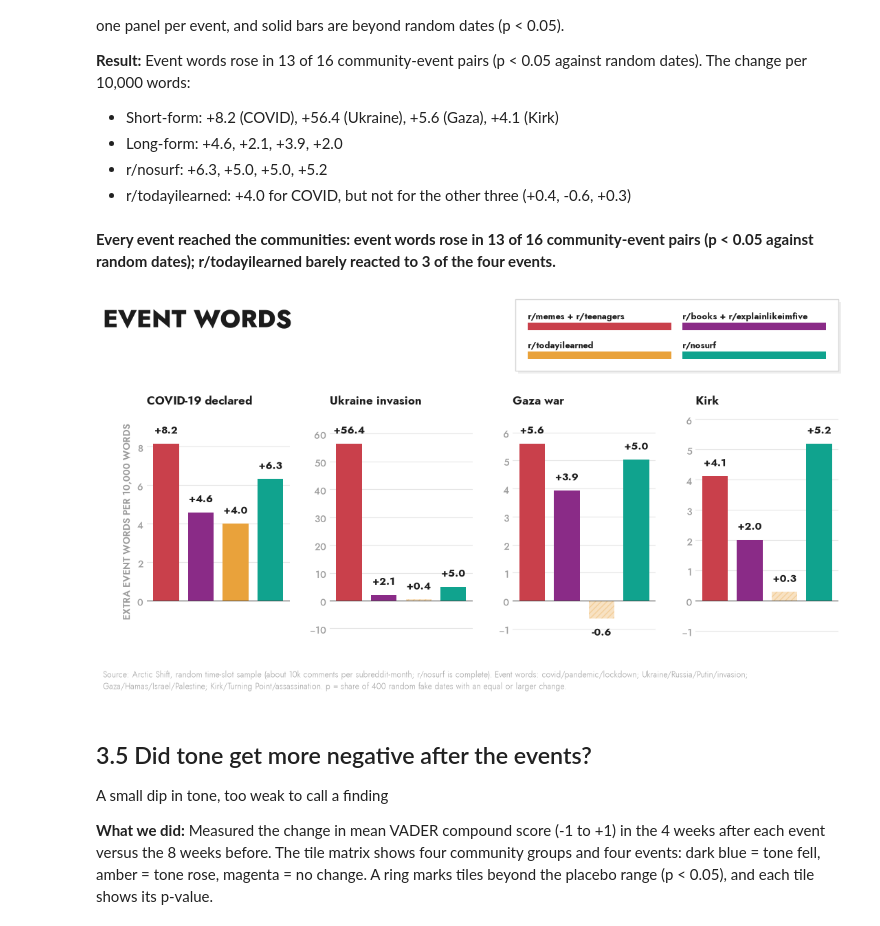
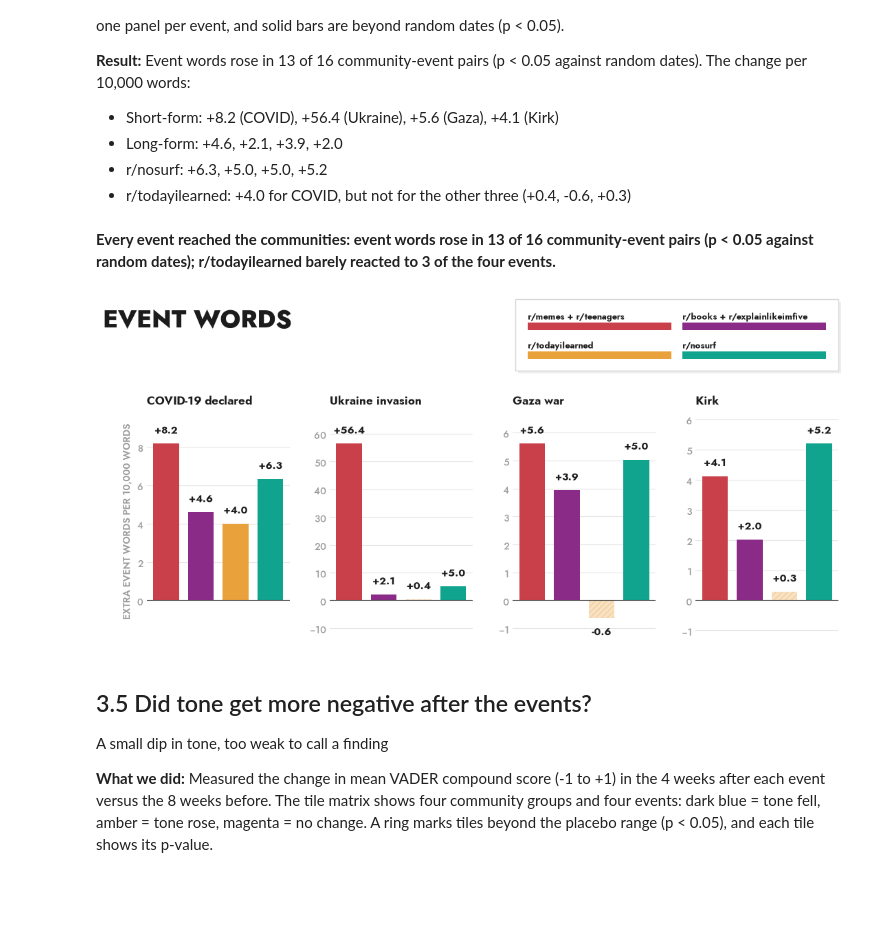
Before and after one commit to DanyloBeha/css-brainrot, a Jupyter notebook: exploratory-data-analysis/eda.ipynb, the cells around one changed output. Cells and saved outputs as stored; diff of their text form; code cells hidden in the pictures; blank space fills up the shorter version.

```diff
--- a/exploratory-data-analysis/eda.ipynb
+++ b/exploratory-data-analysis/eda.ipynb
@@ -1682,36 +1587,34 @@ def c20b():
     quiet = sum(1 for n in EV_NAMES if cells[(n, "baseline")][1] >= 0.05)
     finding = (f"Every event reached the communities: event words rose in {n_sig} of {len(cells)} community-event pairs (p < 0.05 against random dates); "
                f"r/todayilearned barely reacted to {quiet} of the four events.")
     with h4_style():
         fig, axes = plt.subplots(1, 4, figsize=(11, 5.9))
         top = _top_in(fig, h4_title(fig, "Event words"))
         for ax, n in zip(axes, EV_NAMES):
             vals = [cells[(n, g)] for g in gk]
             m = max(abs(v[0]) for v in vals) or 1
             for i, (g, (e, p)) in enumerate(zip(gk, vals)):
                 sig = p < 0.05
                 ax.bar(i, e, color=H4_GROUP[g], alpha=1 if sig else 0.3, width=0.74, hatch=None if sig else "////", ec=H4_GROUP[g], lw=0)
                 ax.text(i, e + 0.04 * m * (1 if e >= 0 else -1), f"{e:+.1f}", ha="center", va="bottom" if e >= 0 else "top", fontsize=10.5,
                         fontweight=700, color=H4_INK)
             ax.set_title(f"{EV_SHORT[n]}", fontsize=12.5, fontweight=700, pad=8)
             ax.axhline(0, color="#444", lw=0.8)
             ax.set_xticks([])
             ax.grid(axis="x", visible=False)
             ax.set_ylim(-0.2 * m, 1.2 * m)
         axes[0].set_ylabel("EXTRA EVENT WORDS PER 10,000 WORDS")
         fig.subplots_adjust(top=1 - (top + 0.95) / fig.get_figheight(), bottom=0.16, left=0.07, right=0.985, wspace=0.28)
         h4_legend(fig, [(H4_GROUP_LABEL[g], H4_GROUP[g], None) for g in gk] , ncol=2, col_w=2.25)
-        h4_foot(fig, f"{SAMPLE} Event words: covid/pandemic/lockdown; Ukraine/Russia/Putin/invasion; Gaza/Hamas/Israel/Palestine; Kirk/Turning Point/assassination. "
-                     "p = share of 400 random fake dates with an equal or larger change.")
         return h4_done(fig, finding)
 
 
 fig = c20b()
 display(Markdown(f"**{fig.h4_finding}**"))
 plt.show()
 # %% [output]
 **Every event reached the communities: event words rose in 13 of 16 community-event pairs (p < 0.05 against random dates); r/todayilearned barely reacted to 3 of the four events.**
-[figure, old version]
+[figure, new version]
 # %% [markdown]
 ## 3.5 Did tone get more negative after the events?
 
```
Also changed, not shown: parts of 12 cells of this notebook.
